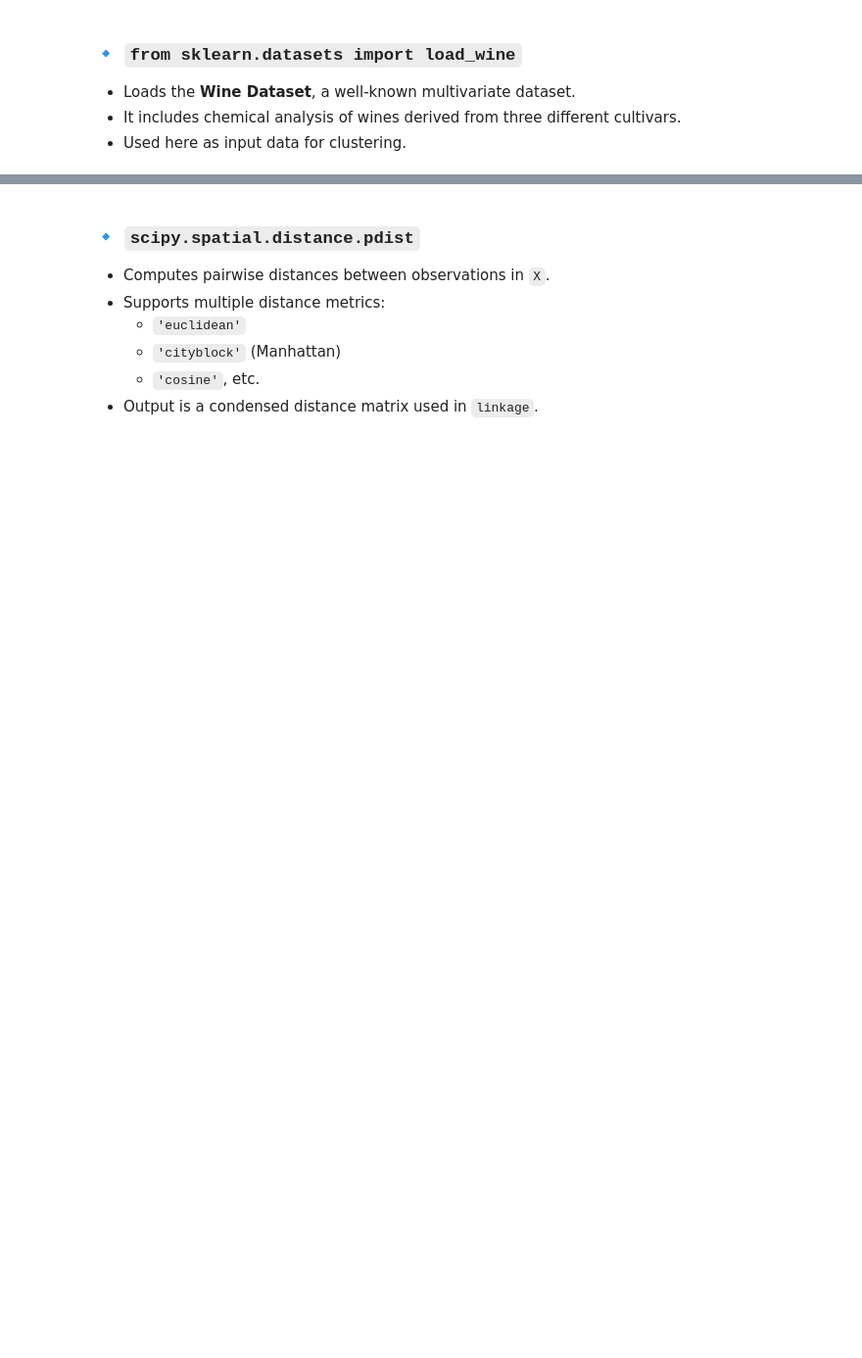
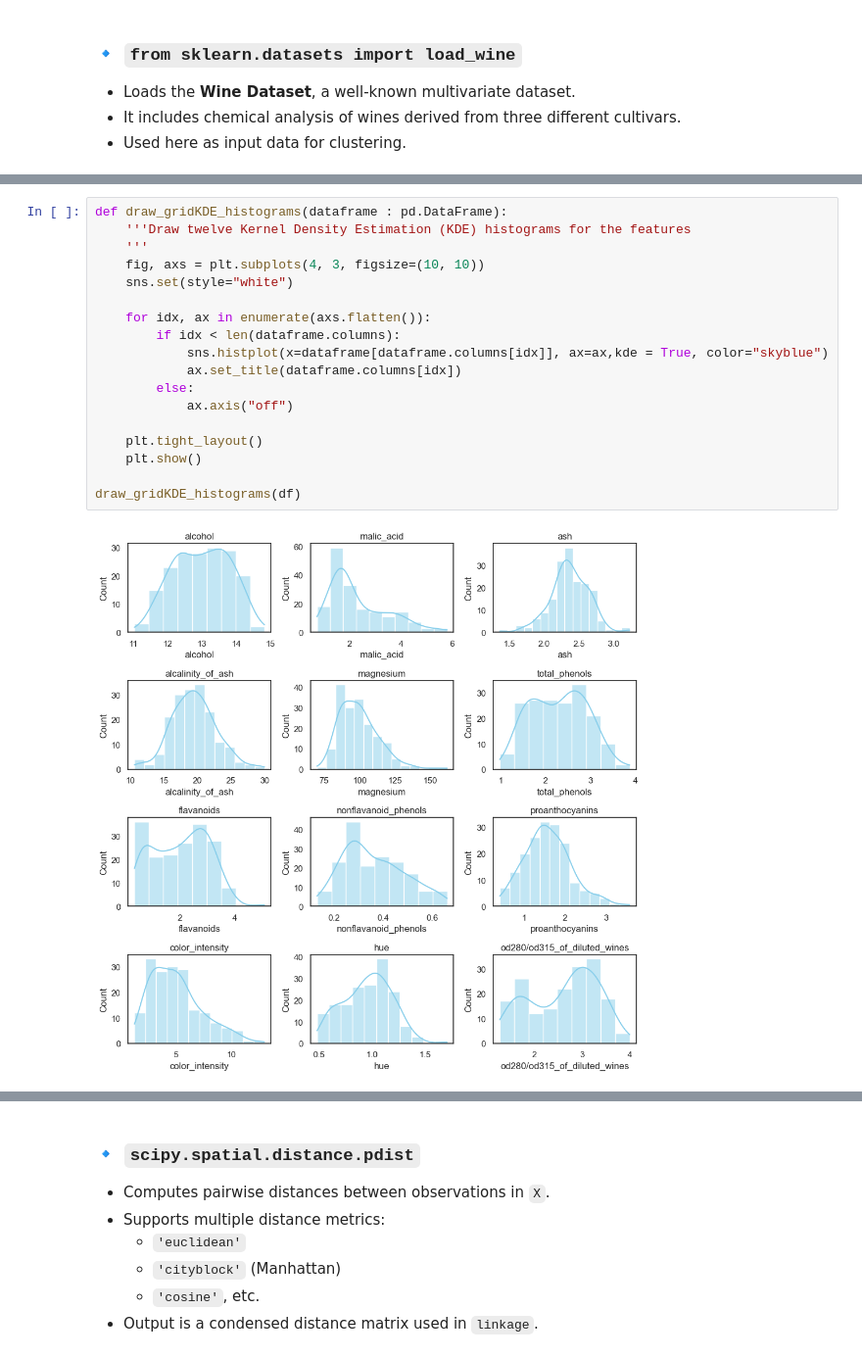
Before and after one commit to Achintya47/OpenLearn-W1D12, a Jupyter notebook: OpenLearn_W1_D12.ipynb, the cells around one changed output, grey strips where cells are left out. Shown at 98% size. Cells and saved outputs as stored; diff of their text form; blank space fills up the shorter version.

```diff
--- a/OpenLearn_W1_D12.ipynb
+++ b/OpenLearn_W1_D12.ipynb
@@ -11,3 +56,23 @@ X = data.data
+# %%
+def draw_gridKDE_histograms(dataframe : pd.DataFrame):
+    '''Draw twelve Kernel Density Estimation (KDE) histograms for the features
+    '''
+    fig, axs = plt.subplots(4, 3, figsize=(10, 10))
+    sns.set(style="white")
+
+    for idx, ax in enumerate(axs.flatten()):
+        if idx < len(dataframe.columns):
+            sns.histplot(x=dataframe[dataframe.columns[idx]], ax=ax,kde = True, color="skyblue")
+            ax.set_title(dataframe.columns[idx])
+        else:
+            ax.axis("off")
+
+    plt.tight_layout()
+    plt.show()
+
+draw_gridKDE_histograms(df)
+# %% [output]
+[figure, added]
 # %% [markdown]
 ### 🔹 `from scipy.cluster.hierarchy import dendrogram, linkage`
 - **`linkage`**: Performs hierarchical/agglomerative clustering and returns a linkage matrix.
```
Also changed, not shown: parts of 7 cells of this notebook.
